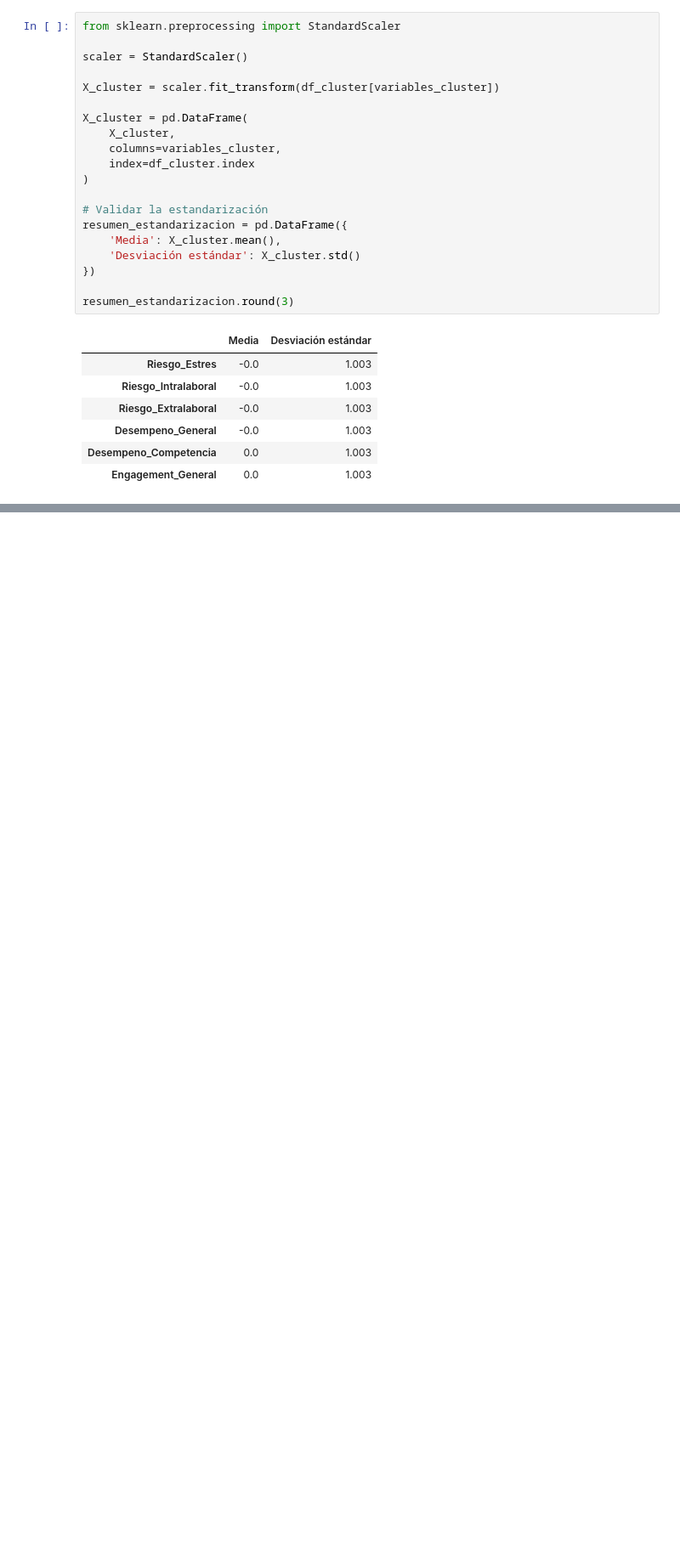
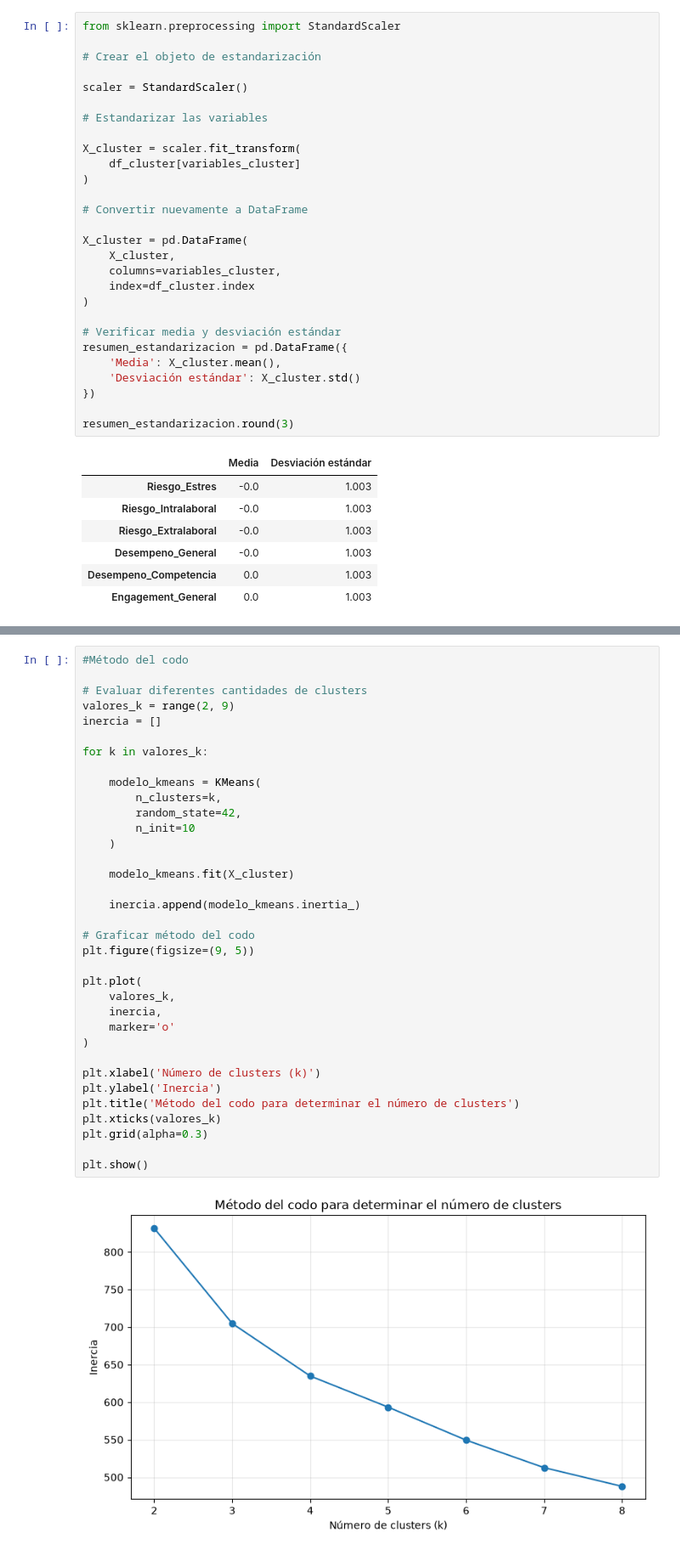
Before and after one commit to afobando94/MCD_AD_Taller1_clasificar_ofis, a Jupyter notebook: notebook/taller1_clasif_ofi.ipynb, the cells around one changed output, grey strips where cells are left out. Shown at 85% size. Cells and saved outputs as stored; diff of their text form; blank space fills up the shorter version.

```diff
--- a/notebook/taller1_clasif_ofi.ipynb
+++ b/notebook/taller1_clasif_ofi.ipynb
@@ -1409,9 +1414,17 @@ Los seis indicadores se estandarizan mediante `StandardScaler` para llevarlos a
 # %%
 from sklearn.preprocessing import StandardScaler
 
+# Crear el objeto de estandarización
+
 scaler = StandardScaler()
 
-X_cluster = scaler.fit_transform(df_cluster[variables_cluster])
+# Estandarizar las variables
+
+X_cluster = scaler.fit_transform(
+    df_cluster[variables_cluster]
+)
+
+# Convertir nuevamente a DataFrame
 
 X_cluster = pd.DataFrame(
     X_cluster,
@@ -1419,7 +1432,7 @@ X_cluster = pd.DataFrame(
     index=df_cluster.index
 )
 
-# Validar la estandarización
+# Verificar media y desviación estándar
 resumen_estandarizacion = pd.DataFrame({
     'Media': X_cluster.mean(),
     'Desviación estándar': X_cluster.std()
@@ -1436,0 +1459,37 @@ resumen_estandarizacion.round(3)
+# %%
+#Método del codo
+
+# Evaluar diferentes cantidades de clusters
+valores_k = range(2, 9)
+inercia = []
+
+for k in valores_k:
+
+    modelo_kmeans = KMeans(
+        n_clusters=k,
+        random_state=42,
+        n_init=10
+    )
+
+    modelo_kmeans.fit(X_cluster)
+
+    inercia.append(modelo_kmeans.inertia_)
+
+# Graficar método del codo
+plt.figure(figsize=(9, 5))
+
+plt.plot(
+    valores_k,
+    inercia,
+    marker='o'
+)
+
+plt.xlabel('Número de clusters (k)')
+plt.ylabel('Inercia')
+plt.title('Método del codo para determinar el número de clusters')
+plt.xticks(valores_k)
+plt.grid(alpha=0.3)
+
+plt.show()
+# %% [output]
+[figure, added]
```
Also changed, not shown: parts of 29 cells of this notebook, 2 other files.
